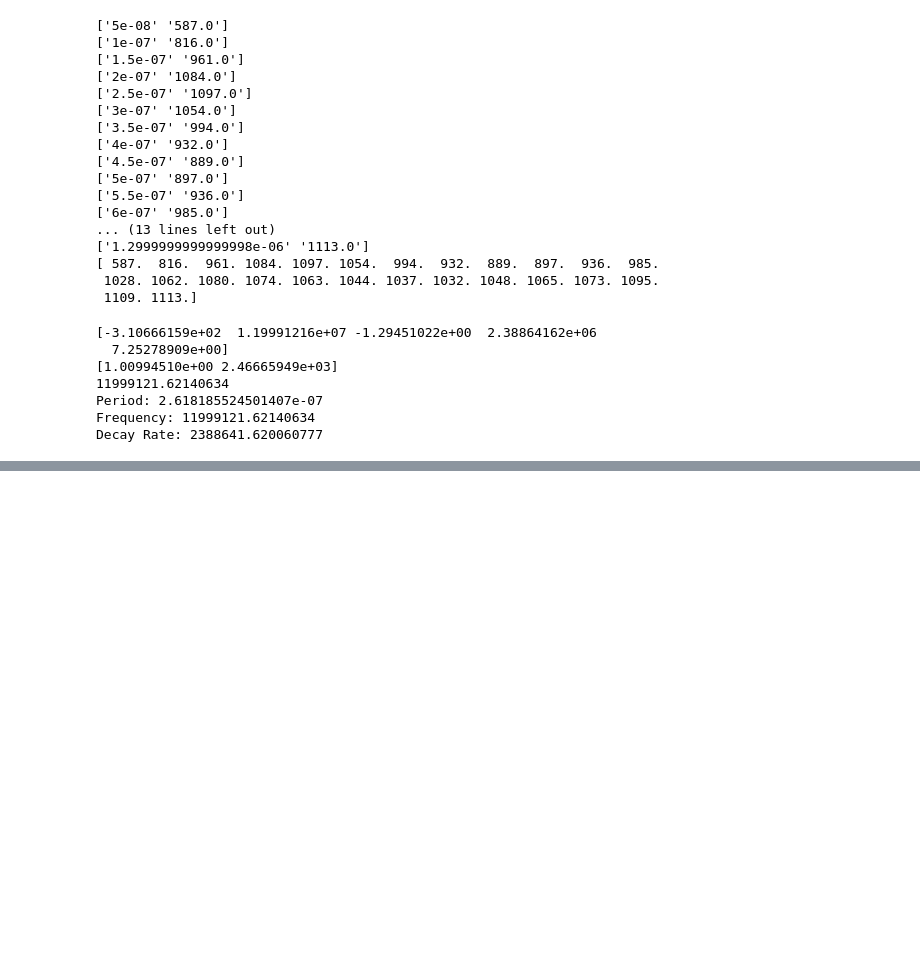
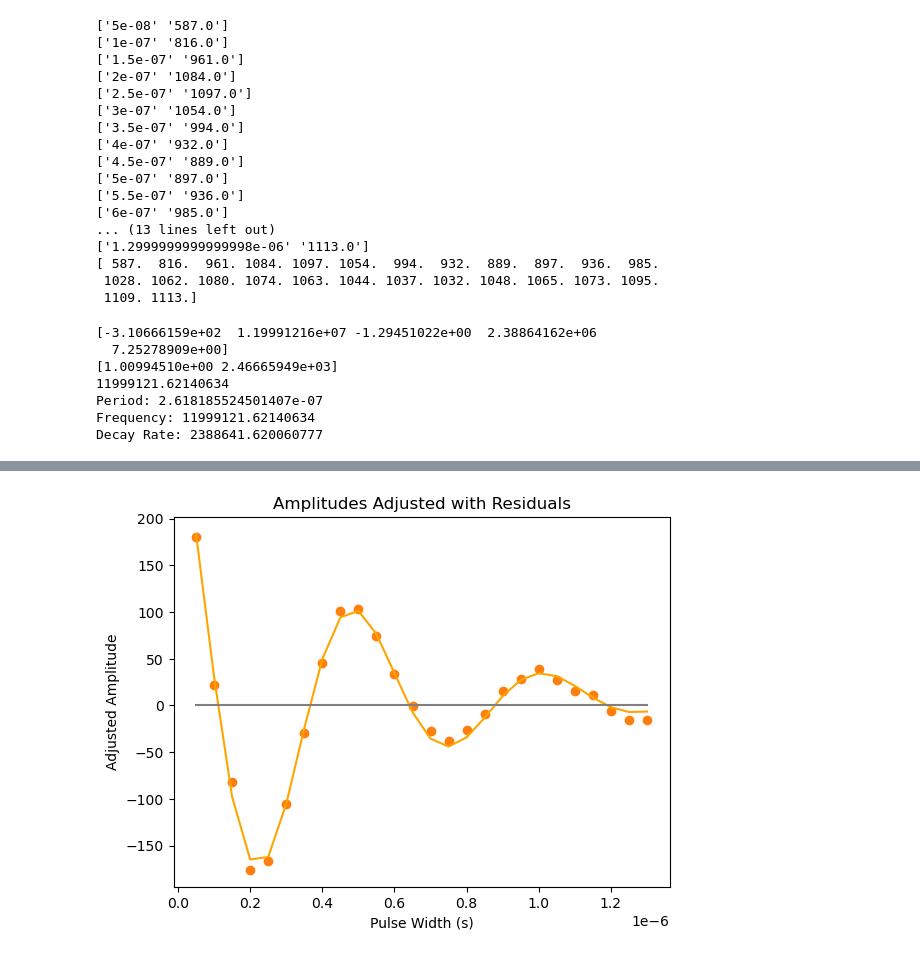
Before and after one commit to yudgy/ee400-lab2-qubit-control, a Jupyter notebook: Rabi_exp.ipynb, the cells around one changed output, grey strips where cells are left out. Saved outputs shown, nothing was run; the diff lists cells and outputs as text; code cells hidden in the pictures; blank space fills up the shorter version.

Commit message:
raw datya and residuals

```diff
--- a/Rabi_exp.ipynb
+++ b/Rabi_exp.ipynb
@@ -296,0 +297,10 @@ plt.show()
+# %%
+plt.plot(rf_pulse_width, decaying_exp_sin, 'o', color="tab:orange")
+plt.plot(rf_pulse_width, damped_sin_func(rf_pulse_width, popt[0], popt[1], popt[2], popt[3], popt[4]), color="tab:orange")
+plt.plot(rf_pulse_width, np.zeros(len(rf_pulse_width)), color="gray")
+plt.title("Amplitudes Adjusted with Residuals")
+plt.ylabel("Adjusted Amplitude")
+plt.xlabel("Pulse Width (s)")
+plt.show()
+# %% [output]
+[figure, added]
```
Also changed, not shown: parts of 1 cell of this notebook, 2 other files.
